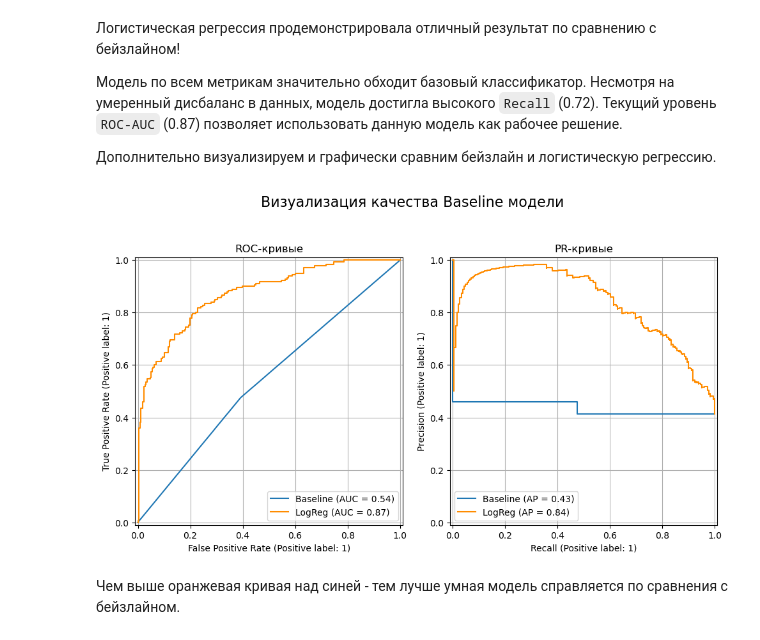
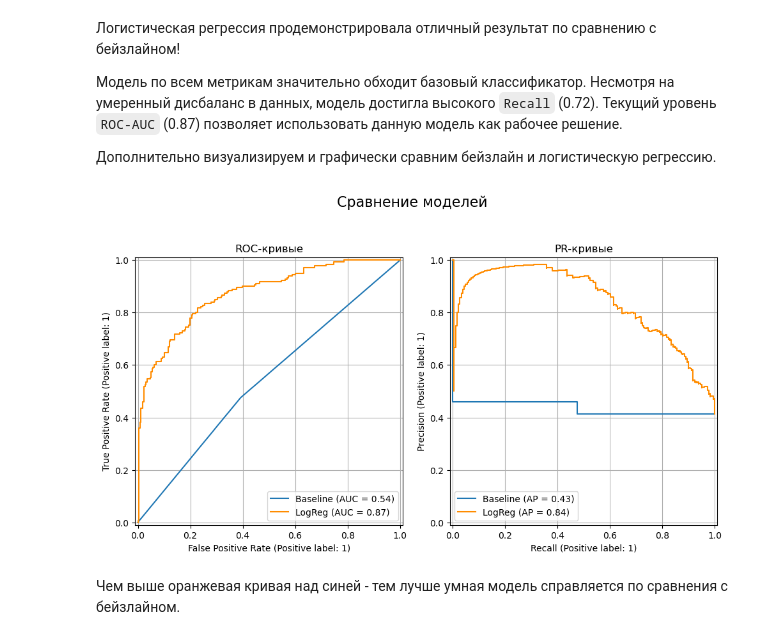
Before and after one commit to SaTr0V/AI_Engineering_Course, a Jupyter notebook: homeworks/HW05/HW05.ipynb, the cells around one changed output. Cells and saved outputs as stored; diff of their text form; code cells hidden in the pictures.

Commit message:
Fix comparison plot label

```diff
--- a/homeworks/HW05/HW05.ipynb
+++ b/homeworks/HW05/HW05.ipynb
@@ -451,35 +451,35 @@ RocCurveDisplay.from_predictions(
     ax=ax1,
     name="LogReg",
     color="darkorange"
 )
 ax1.set_title("ROC-кривые")
 ax1.grid()
 
 # Сравниваем PR-кривые
 PrecisionRecallDisplay.from_predictions(
     y_test,
     y_test_proba_baseline,
     ax=ax2,
     name="Baseline"
 )
 PrecisionRecallDisplay.from_predictions(
     y_test,
     y_test_proba,
     ax=ax2,
     name="LogReg",
     color="darkorange"
 )
 ax2.set_title("PR-кривые")
 ax2.grid()
 
-plt.suptitle("Визуализация качества Baseline модели", fontsize=16)
+plt.suptitle("Сравнение моделей", fontsize=16)
 
 # fig.savefig("figures/comparison.png")
 
 plt.tight_layout()
 plt.show()
 # %% [output]
-[figure, old version]
+[figure, new version]
 # %% [markdown]
 Чем выше оранжевая кривая над синей - тем лучше умная модель справляется по сравнения с бейзлайном.
 # %% [markdown]
```
Also changed, not shown: 1 other file.
